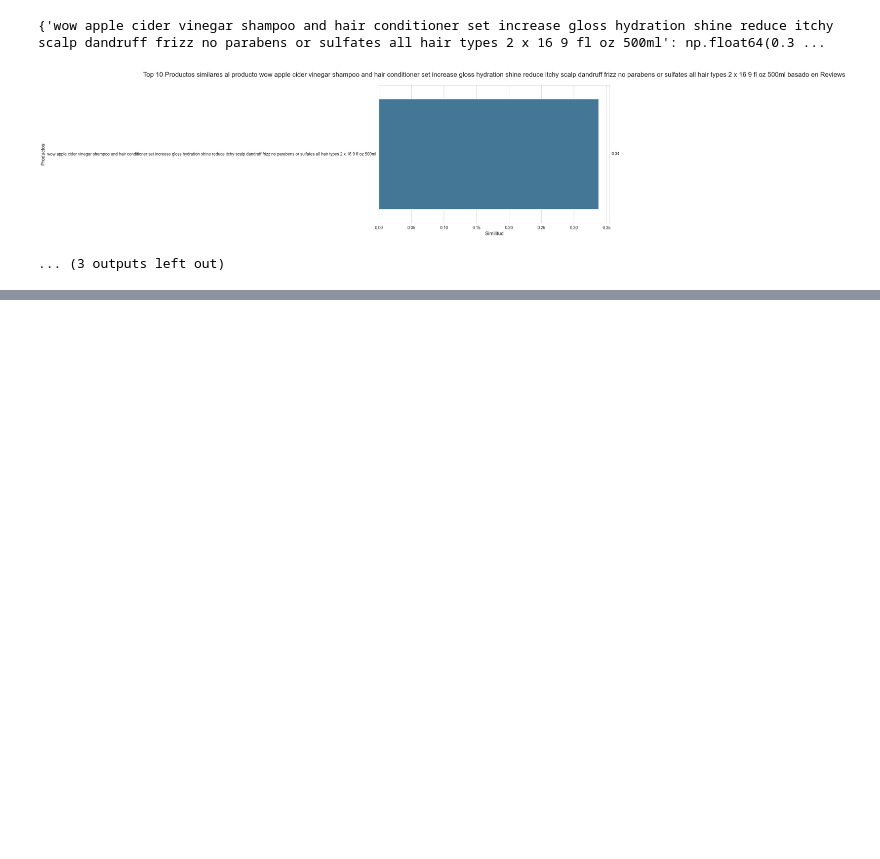
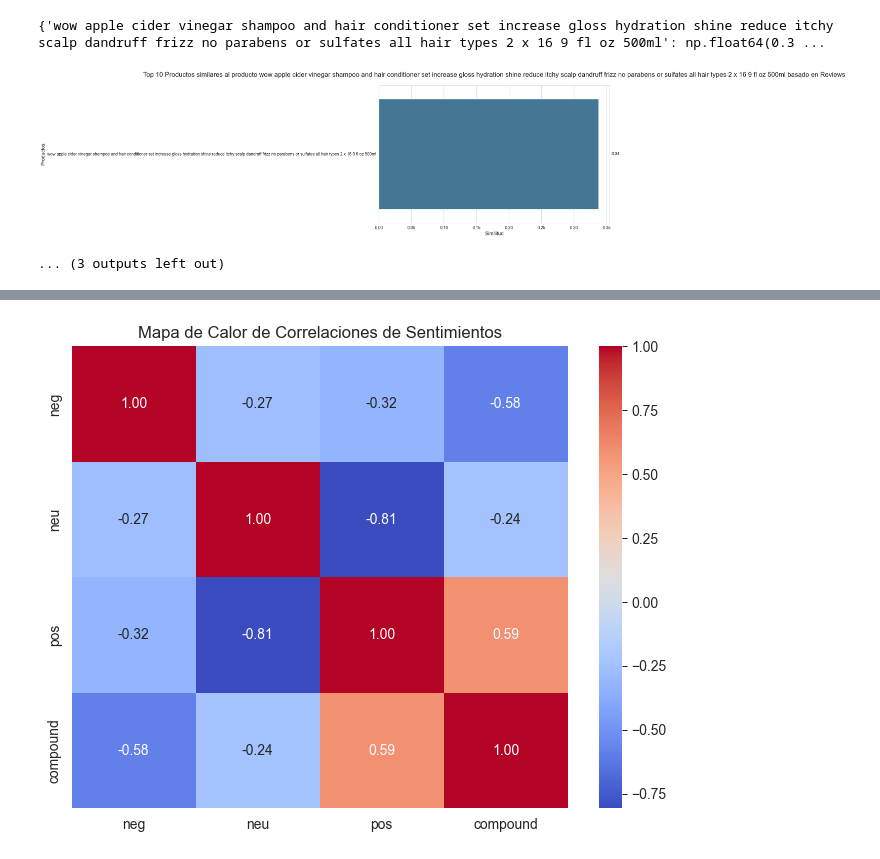
Before and after one commit to jgilsu11/laboratorio-modulo9-leccion3-recomendacion-PNL, a Jupyter notebook: modulo09-leccion06-nlp-LAB.ipynb, the cells around one changed output, grey strips where cells are left out. Saved outputs shown, nothing was run; the diff lists cells and outputs as text; code cells hidden in the pictures; blank space fills up the shorter version.

```diff
--- a/modulo09-leccion06-nlp-LAB.ipynb
+++ b/modulo09-leccion06-nlp-LAB.ipynb
@@ -411,0 +500,4 @@ for producto in conjunto_prueba:
+# %%
+sentimientos.graficar_mapa_calor_sentimientos()
+# %% [output]
+[figure, added]
```
Also changed, not shown: parts of 18 cells of this notebook, 1 other file.
